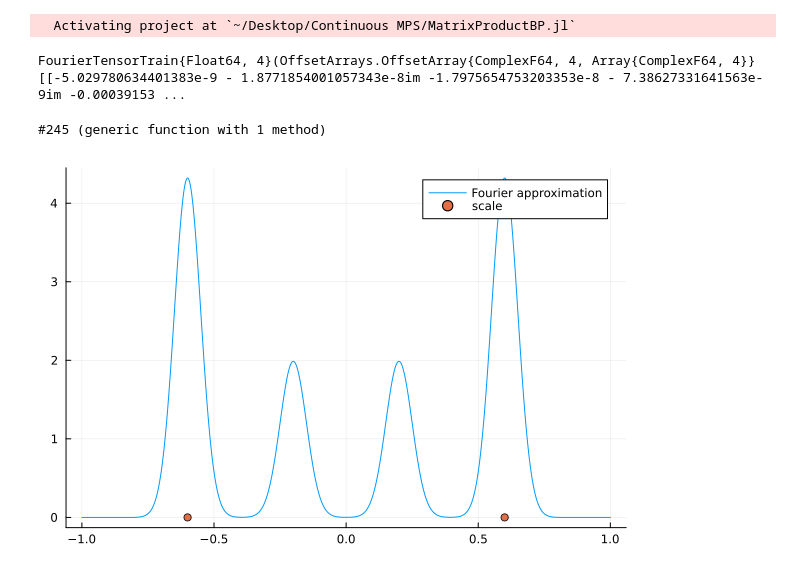
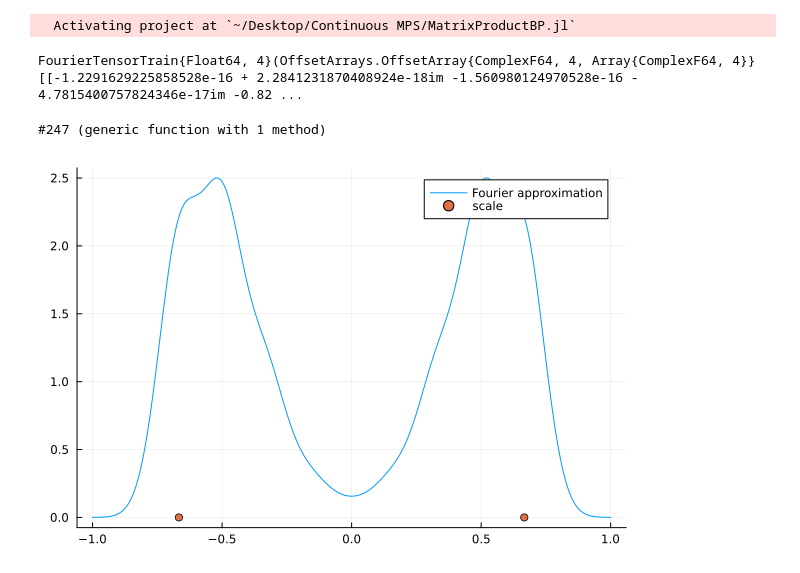
Before and after one commit to FedericoFlorio/MatrixProductBP.jl, a Jupyter notebook: check_convolution/check_convolution.ipynb, the cells around one changed output. Cells and saved outputs as stored; diff of their text form; code cells hidden in the pictures.

```diff
--- a/check_convolution/check_convolution.ipynb
+++ b/check_convolution/check_convolution.ipynb
@@ -9,23 +9,23 @@ using TensorTrains, TensorCast, Tullio, Random, IterTools, Plots, JLD2
 using MatrixProductBP
 # %%
 tail = 1
-head = 5
-time = 3
+head = 2
+time = 4
 filename = "m_$tail-$head fourier.jld2"
 data = load(filename)
 
 Py_basis = data["conv_μ_notj"]
 # %% [output]
-FourierTensorTrain{Float64, 4}(OffsetArrays.OffsetArray{ComplexF64, 4, Array{ComplexF64, 4}}[[-5.029780634401383e-9 - 1.8771854001057343e-8im -1.7975654753203353e-8 - 7.38627331641563e-9im -0.00039153 ...
+FourierTensorTrain{Float64, 4}(OffsetArrays.OffsetArray{ComplexF64, 4, Array{ComplexF64, 4}}[[-1.2291629225858528e-16 + 2.2841231870408924e-18im -1.560980124970528e-16 - 4.7815400757824346e-17im -0.82 ...
 # %%
 marg_basis = marginals(Py_basis |> marginalize,2.0)
 Pyt_basis = marg_basis[time]
 # %% [output]
-#245 (generic function with 1 method)
+#247 (generic function with 1 method)
 # %%
 xplot = collect(-1:0.001:1)
 yplot = Pyt_basis.(xplot)
 plot(xplot, yplot, label="Fourier approximation")
-scatter!([-3/5,3/5],[0,0], label="scale")
+scatter!([-8/12,8/12],[0,0], label="scale")
 # %% [output]
-[figure, old version]
+[figure, new version]
```
Also changed, not shown: 10 other files.
